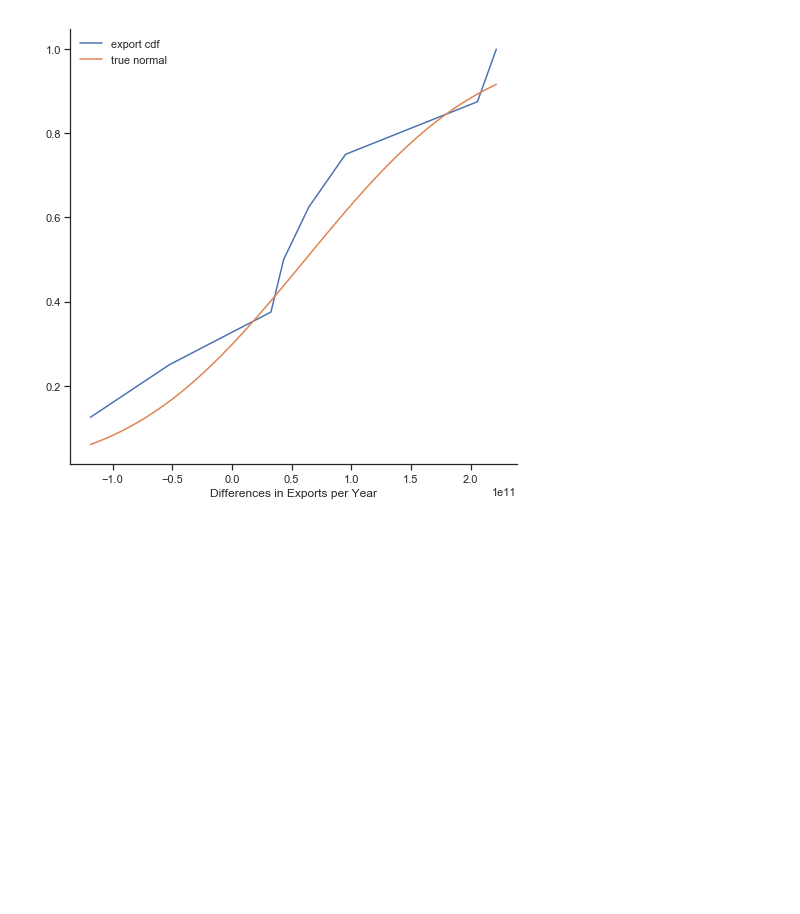
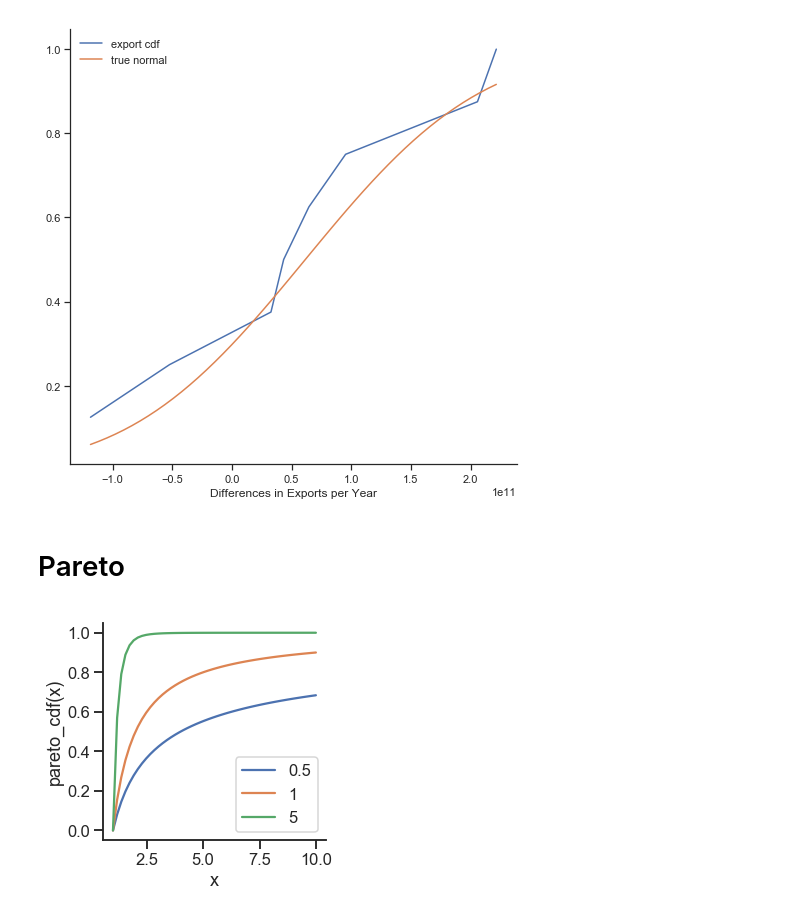
Before and after one commit to DataScienceFoundations/TadStats, a Jupyter notebook: census.ipynb, the cells around one changed output. Drawn from its saved outputs; the diff is of its cells as text; code cells hidden in the pictures; blank space fills up the shorter version.

Commit message:
added pareto population analysis

```diff
--- a/census.ipynb
+++ b/census.ipynb
@@ -327,0 +317,20 @@ for c in trade_df.columns:
+# %% [markdown]
+# Pareto
+# %%
+sns.set_context('talk')
+ga_pop = pop_df2[pop_df2.YEAR==90].groupby('county').sum().POP
+us_pop = pop_df.POP.astype('int64').reset_index(drop=True)
+family_pop = families[total_families].reset_index(drop=True)
+ga_pop = ga_pop.sort_values().reset_index(drop=True)
+us_pop = us_pop.sort_values().reset_index(drop=True)
+family_pop = family_pop.sort_values().reset_index(drop=True)
+# %%
+xs = np.linspace(1, 10)
+fig, ax = plt.subplots(figsize=(4,4))
+sns.lineplot(xs, stats.pareto.cdf(xs, 0.5), label='0.5')
+sns.lineplot(xs, stats.pareto.cdf(xs, 1), label='1')
+sns.lineplot(xs, stats.pareto.cdf(xs, 5), label='5')
+ax.set(xlabel='x', ylabel='pareto_cdf(x)')
+sns.despine()
+# %% [output]
+[figure, added]
```
Also changed, not shown: parts of 12 cells of this notebook.
